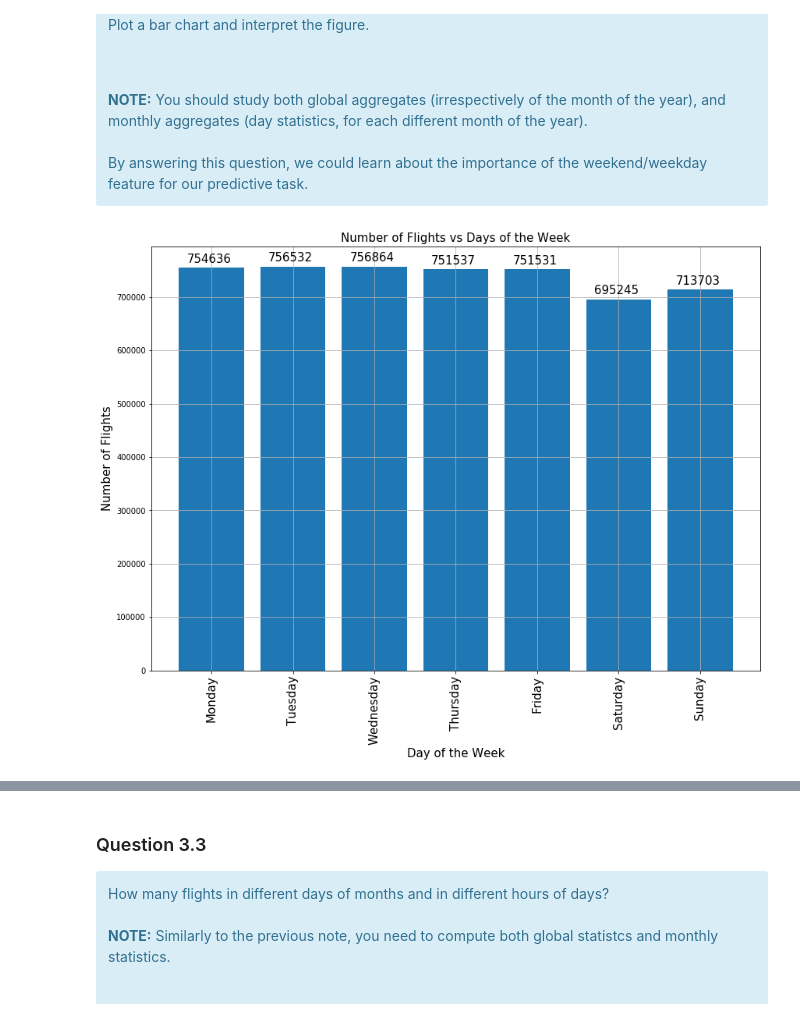
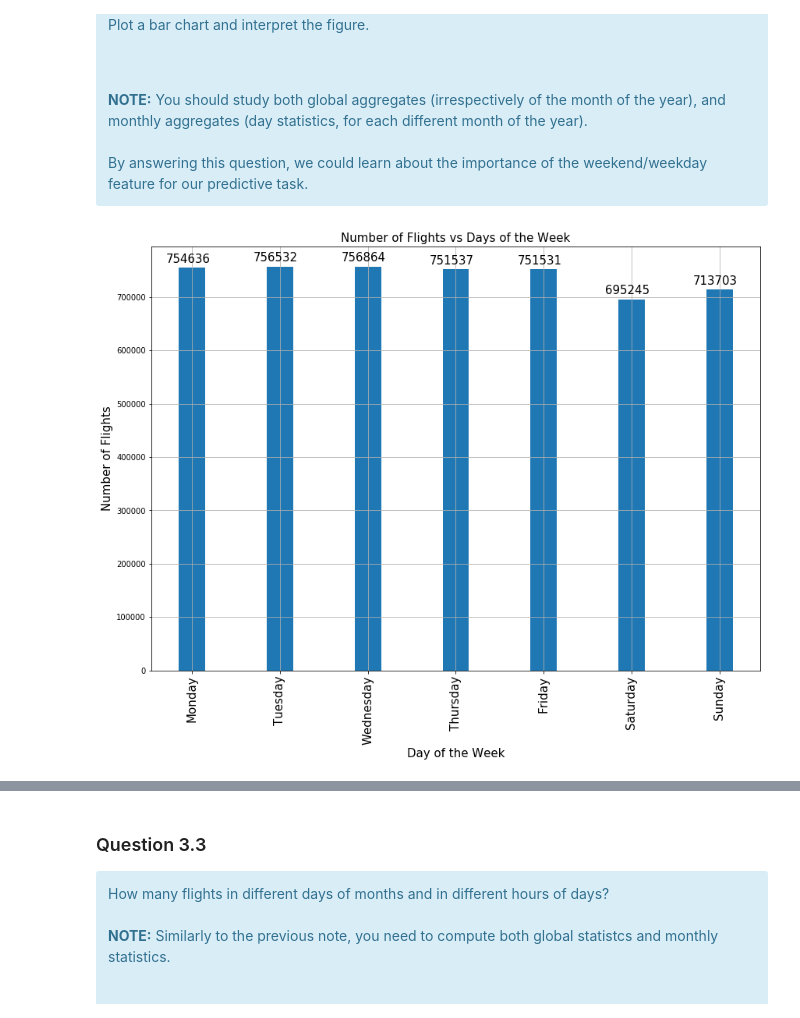
Before and after one commit to kandakji/SparkSQL-Analysis-Aviation-Data, a Jupyter notebook: SPARSQL.ipynb, the cells around one changed output, grey strips where cells are left out. Cells and saved outputs as stored; diff of their text form; code cells hidden in the pictures.

```diff
--- a/SPARSQL.ipynb
+++ b/SPARSQL.ipynb
@@ -497,43 +506,30 @@ Plot a bar chart and interpret the figure.
 By answering this question, we could learn about the importance of the weekend/weekday feature for our predictive task.
 </div>
 # %%
-# dayDict ={'Day_id': [1,2,3,4,5,6,7], 'Day': ['Monday', 'Tuesday', 'Wednesday', 'Thursday', 'Friday', 'Saturday', 'Sunday']}
-
-# # create a day dataframe to display the names of the dats
-# days = sqlContext.createDataFrame(pd.DataFrame.from_dict(dayDict))
-
-# group the months and aggregate over the number of flights
-# join with the month data frame
-# sort by month
-# projection
-# cache the dataframe for further use
+# group the days of the week and aggregate over the number of flights
+# sort by day of the week
+# convert the dataframe to a pandas dataframe
 
 flightsPerDayofTheWeek = df.groupBy('day_of_week')\
 .count()\
 .orderBy("day_of_week")\
-.cache()
+.toPandas()
 
-# display the the number of flights for every month
-# flightsPerDayofTheWeek.show()
-
-# convert the dataframe to a pandas dataframe for plotting purpose
-flightsPerDayofTheWeek = flightsPerDayofTheWeek.toPandas()
-
-# print(flightsPerDayofTheWeek)
 
 # plot the number of flights per month
 plt.figure(figsize = (14,10))
 plt.grid(True)
 plt.title("Number of Flights vs Days of the Week",fontsize=15)
 plt.xlabel("Day of the Week",fontsize=15)
 plt.ylabel("Number of Flights",fontsize=15)
 plt.xticks(np.arange(1,8),['Monday', 'Tuesday', 'Wednesday', 'Thursday', 'Friday', 'Saturday', 'Sunday'],rotation='vertical',fontsize=15)
 plt.bar(flightsPerDayofTheWeek["day_of_week"],
-         flightsPerDayofTheWeek["count"]
+         flightsPerDayofTheWeek["count"],
+        width = 0.3
         )
 plt.yticks(fontsize=10)
 for index, element in enumerate(flightsPerDayofTheWeek["count"]):
     plt.annotate(element,(index+0.7, element+10000),fontsize=15)
 # %% [output]
-[figure, old version]
+[figure, new version]
 # %%
```
Also changed, not shown: parts of 18 cells of this notebook.
